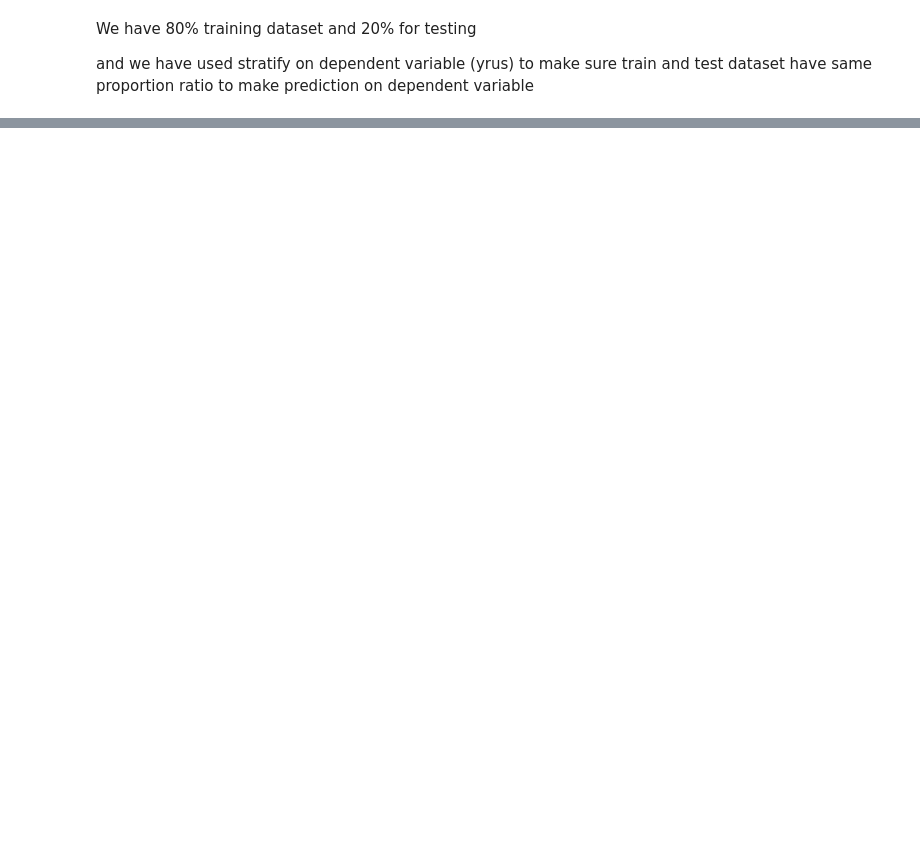
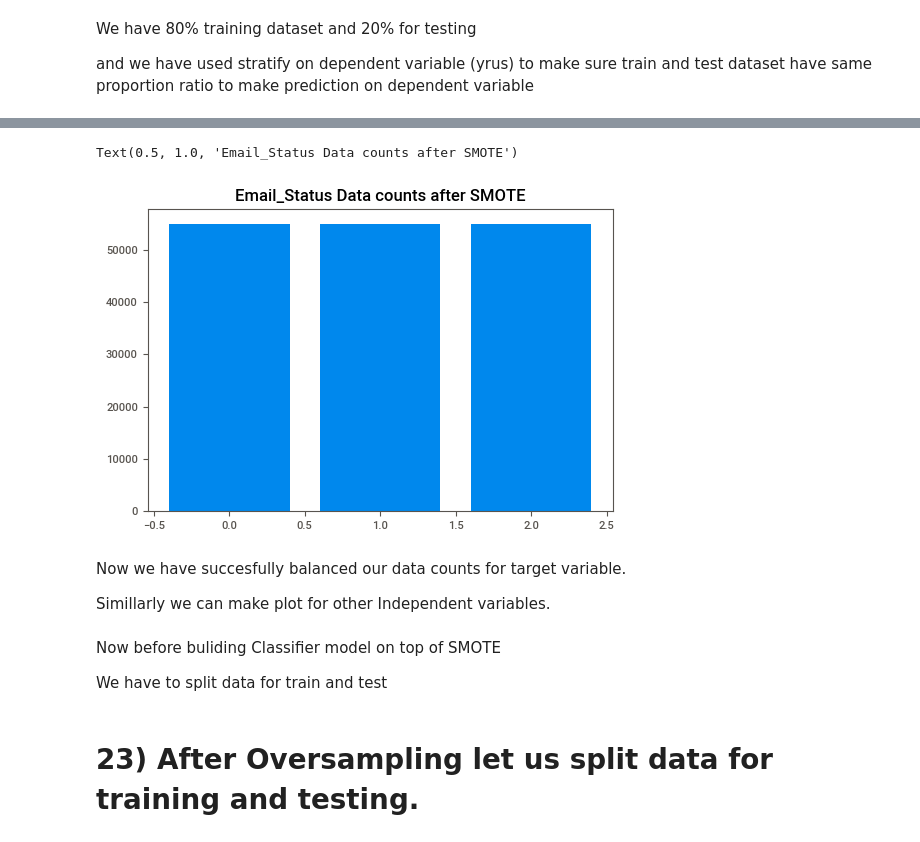
Before and after one commit to Suraj-7077/Supervised-ML-Classification-Email-campaign-prediction, a Jupyter notebook: Supervised_ML_Classification_Capstone_project_III_.ipynb, the cells around one changed output, grey strips where cells are left out. Drawn from its saved outputs; the diff is of its cells as text; code cells hidden in the pictures; blank space fills up the shorter version.

```diff
--- a/Supervised_ML_Classification_Capstone_project_III_.ipynb
+++ b/Supervised_ML_Classification_Capstone_project_III_.ipynb
@@ -1440,0 +1657,6 @@ Creating a common function to all model which we want to build.
+# %%
+smote = SMOTE()
+
+# fitting predictors or independent and target features data
+
+xsmote, ysmote = smote.fit_resample(model_df.iloc[:, :-1], model_df['Email_Status'])
@@ -1440,0 +1685,16 @@ Creating a common function to all model which we want to build.
+# %%
+plt.bar(Counter(ysmote).keys(), Counter(ysmote).values())
+plt.title('Email_Status Data counts after SMOTE')
+# %% [output]
+Text(0.5, 1.0, 'Email_Status Data counts after SMOTE')
+[figure, added]
+# %% [markdown]
+Now we have succesfully balanced our data counts for target variable.
+
+Simillarly we can make plot for other Independent variables.
+# %% [markdown]
+Now before buliding Classifier model on top of  SMOTE
+
+We have to split data for train and test
+# %% [markdown]
+# 23) **After Oversampling let us split data for training and testing**.
```
Also changed, not shown: parts of 137 cells of this notebook.
